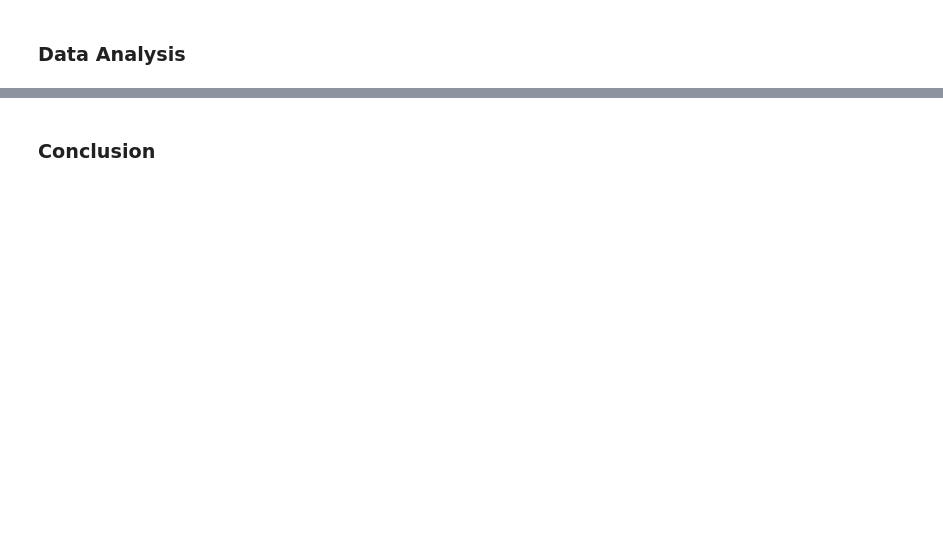
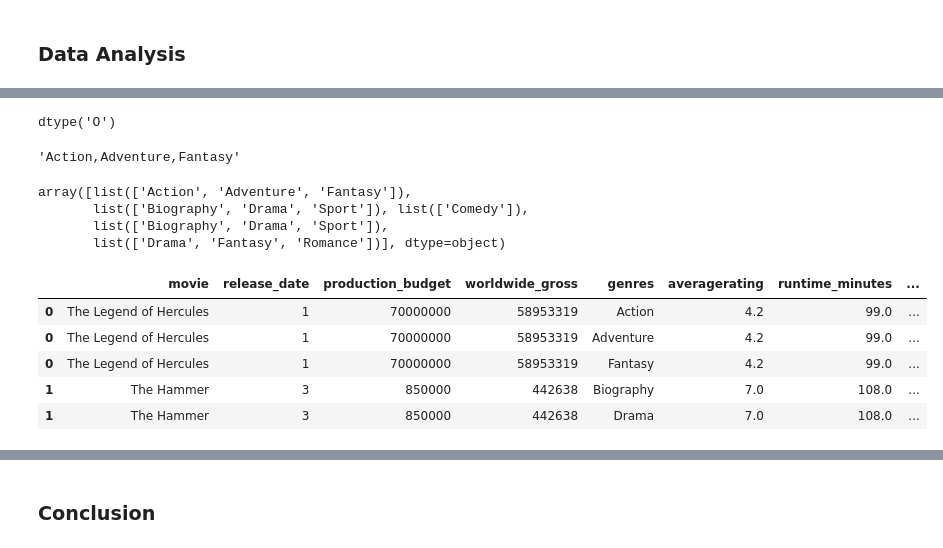
Before and after one commit to simrank3/Phase-1-Project, a Jupyter notebook: student.ipynb, the cells around one changed output, grey strips where cells are left out. Cells and saved outputs as stored; diff of their text form; code cells hidden in the pictures; blank space fills up the shorter version.

```diff
--- a/student.ipynb
+++ b/student.ipynb
@@ -101,0 +195,12 @@ Join imdb_title_basics
+# %%
+Q1 = [1, 2, 3]
+Q2 = [4, 5, 6]
+Q3 = [7, 8, 9]
+Q4 = [10, 11, 12]
+
+# Creating a new column in the dataframe to account for quarter
+df4.loc[df4['release_date'].isin(Q1), 'quarter'] = 'Q1'
+df4.loc[df4['release_date'].isin(Q2), 'quarter'] = 'Q2'
+df4.loc[df4['release_date'].isin(Q3), 'quarter'] = 'Q3'
+df4.loc[df4['release_date'].isin(Q4), 'quarter'] = 'Q4'
+df4['quarter'].value_counts()
@@ -101,0 +250,11 @@ Join imdb_title_basics
+# %%
+# Removing $ and , from production_budget & worldwide_gross
+df4['production_budget'] = df4.loc[:,'production_budget'].replace('$','').replace(',','')
+df4['worldwide_gross'] = df4.loc[:,'worldwide_gross'].replace('$','').replace(',','')
+
+df4['production_budget'] = df4['production_budget'].map(lambda x: x.replace('$','').replace(',',''))
+df4['worldwide_gross'] = df4['worldwide_gross'].map(lambda x: x.replace('$','').replace(',',''))
+
+# Reassigning the datatype for roduction_budget & worldwide_gross
+df4['production_budget'] = df4.loc[:,'production_budget'].astype(int)
+df4['worldwide_gross'] = df4.loc[:,'worldwide_gross'].astype(int)
@@ -101,0 +343,10 @@ Join imdb_title_basics
+# %%
+# Checking current datatype of "genres" column
+df4['genres'].dtype
+# %% [output]
+dtype('O')
+# %%
+# Checking the first value in the genres column
+df4['genres'].values[0]
+# %% [output]
+'Action,Adventure,Fantasy'
@@ -101,0 +356,17 @@ Join imdb_title_basics
+# %%
+df4['genres'].head().values
+# %% [output]
+array([list(['Action', 'Adventure', 'Fantasy']),
+       list(['Biography', 'Drama', 'Sport']), list(['Comedy']),
+       list(['Biography', 'Drama', 'Sport']),
+       list(['Drama', 'Fantasy', 'Romance'])], dtype=object)
+# %%
+df5 = df4.explode('genres')
+df5.head()
+# %% [output]
+|  | movie | release_date | production_budget | worldwide_gross | genres | averagerating | runtime_minutes | ... |
+| 0 | The Legend of Hercules | 1 | 70000000 | 58953319 | Action | 4.2 | 99.0 | ... |
+| 0 | The Legend of Hercules | 1 | 70000000 | 58953319 | Adventure | 4.2 | 99.0 | ... |
+| 0 | The Legend of Hercules | 1 | 70000000 | 58953319 | Fantasy | 4.2 | 99.0 | ... |
+| 1 | The Hammer | 3 | 850000 | 442638 | Biography | 7.0 | 108.0 | ... |
+| 1 | The Hammer | 3 | 850000 | 442638 | Drama | 7.0 | 108.0 | ... |
```
Also changed, not shown: parts of 52 cells of this notebook.
